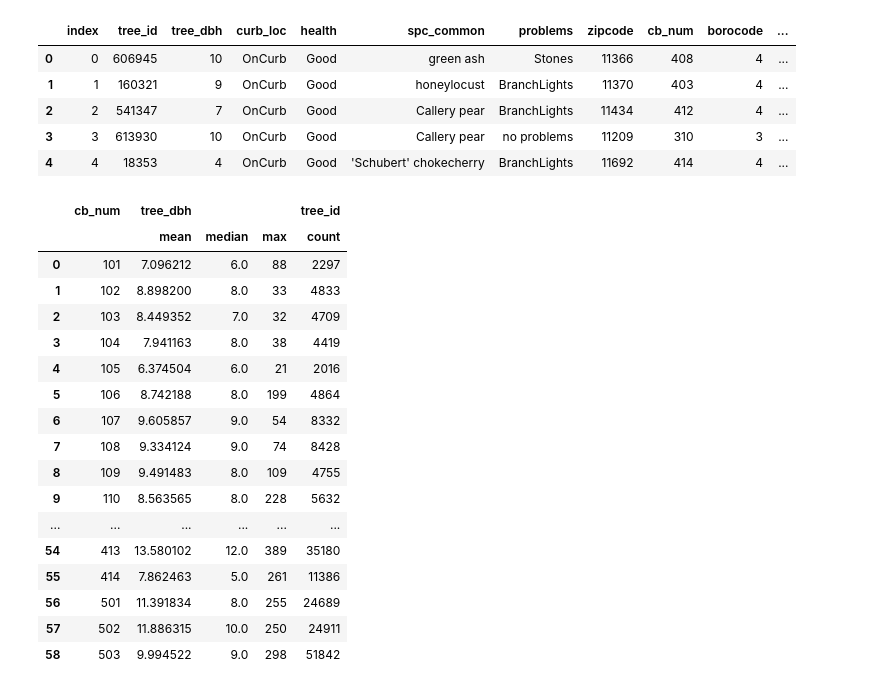
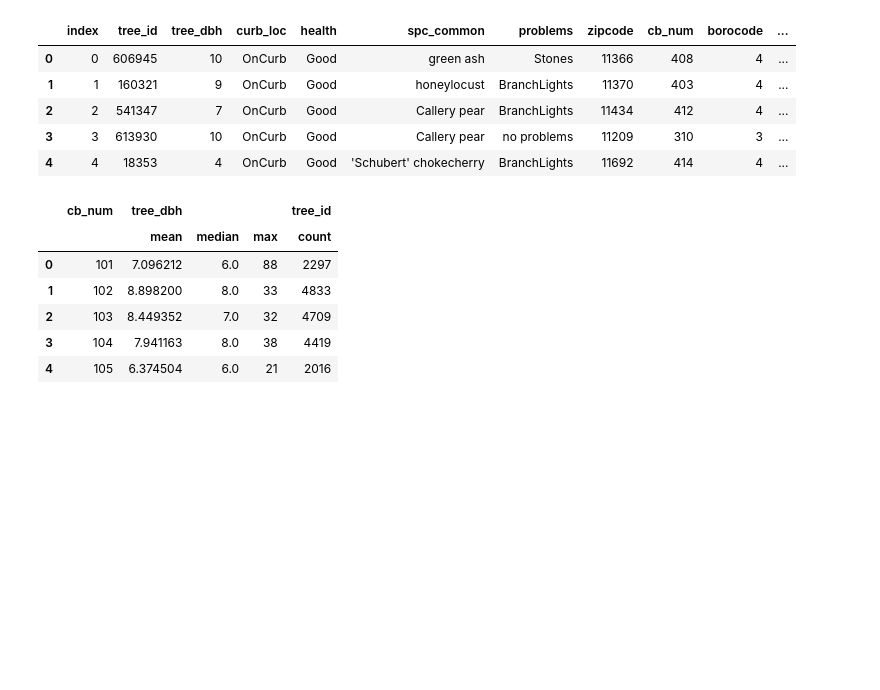
Before and after one commit to Angela-Rene/Trees_in_NYC, a Jupyter notebook: trees.ipynb, the cells around one changed output. Cells and saved outputs as stored; diff of their text form; code cells hidden in the pictures; blank space fills up the shorter version.

```diff
--- a/trees.ipynb
+++ b/trees.ipynb
@@ -130,27 +130,16 @@ tree_df.head()
 # %%
 tree_agg = tree_df.groupby("cb_num").agg({
     "tree_dbh": ["mean", "median", "max"],
     "tree_id": "count"
 }).reset_index()
-tree_agg
+tree_agg.head()
 # %% [output]
 |  | cb_num | tree_dbh |  |  | tree_id |
 |  |  | mean | median | max | count |
 | 0 | 101 | 7.096212 | 6.0 | 88 | 2297 |
 | 1 | 102 | 8.898200 | 8.0 | 33 | 4833 |
 | 2 | 103 | 8.449352 | 7.0 | 32 | 4709 |
 | 3 | 104 | 7.941163 | 8.0 | 38 | 4419 |
 | 4 | 105 | 6.374504 | 6.0 | 21 | 2016 |
-| 5 | 106 | 8.742188 | 8.0 | 199 | 4864 |
-| 6 | 107 | 9.605857 | 9.0 | 54 | 8332 |
-| 7 | 108 | 9.334124 | 9.0 | 74 | 8428 |
-| 8 | 109 | 9.491483 | 8.0 | 109 | 4755 |
-| 9 | 110 | 8.563565 | 8.0 | 228 | 5632 |
-| ... | ... | ... | ... | ... | ... |
-| 54 | 413 | 13.580102 | 12.0 | 389 | 35180 |
-| 55 | 414 | 7.862463 | 5.0 | 261 | 11386 |
-| 56 | 501 | 11.391834 | 8.0 | 255 | 24689 |
-| 57 | 502 | 11.886315 | 10.0 | 250 | 24911 |
-| 58 | 503 | 9.994522 | 9.0 | 298 | 51842 |
 # %%
 tree_agg.to_csv("tree_summary_by_cb.csv", index=False)
```
Also changed, not shown: 2 other files.
